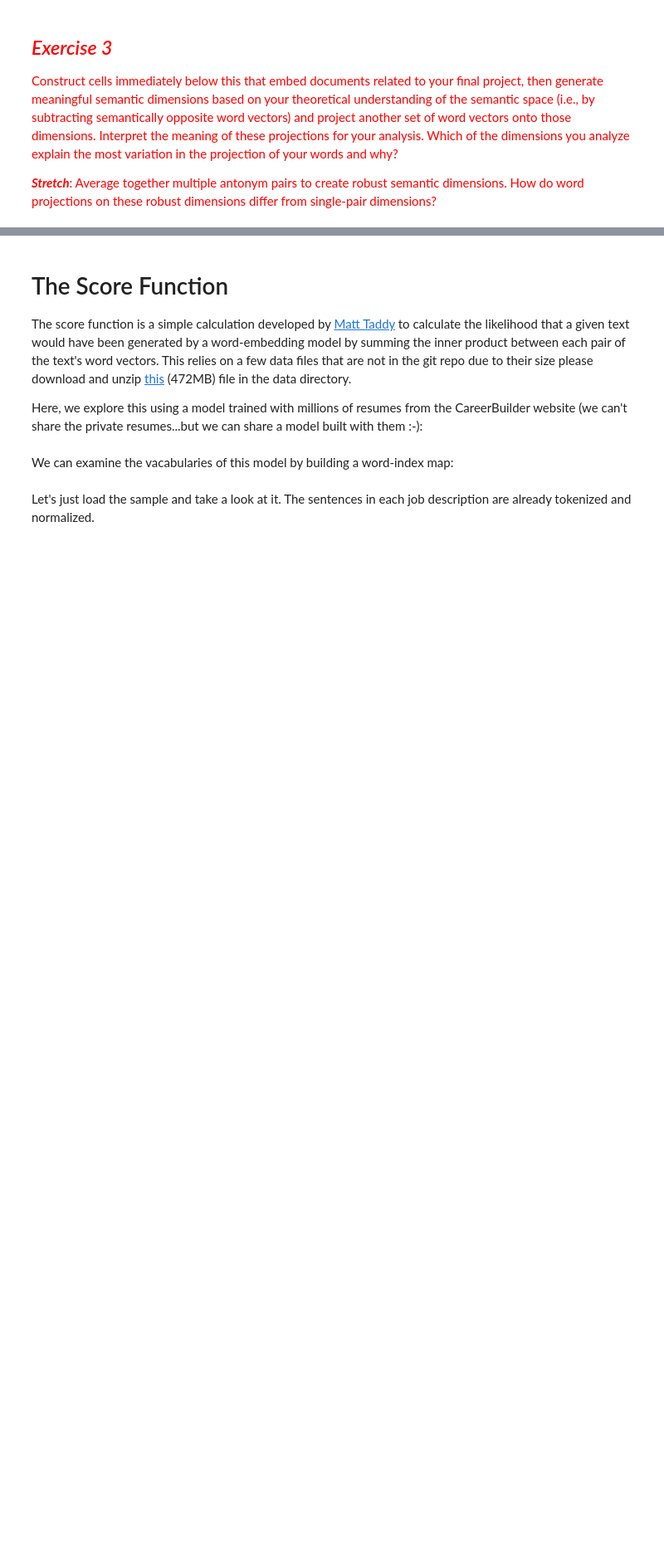
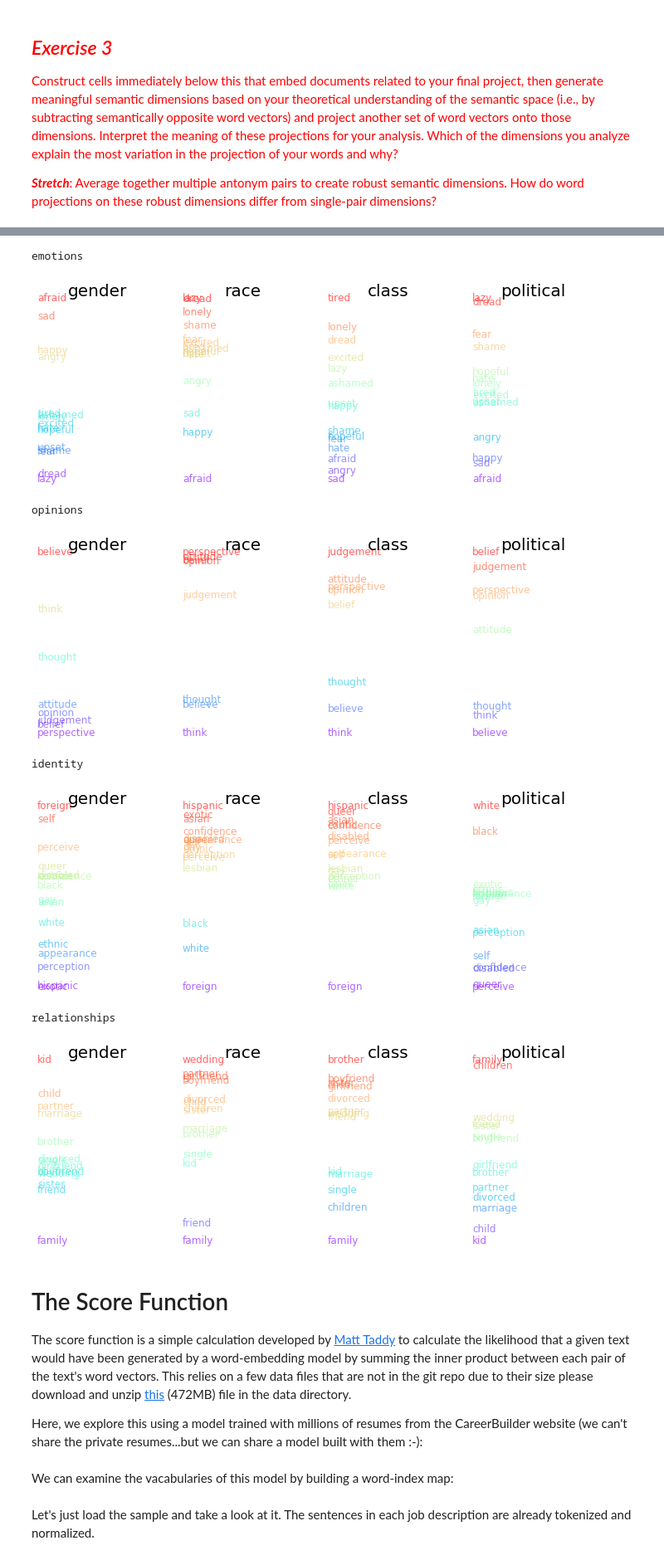
Before and after one commit to katykoenig/Content-Analysis-2020, a Jupyter notebook: week-7/7-Vector-Space-Word-Embeddings.ipynb, the cells around one changed output, grey strips where cells are left out. Shown at 83% size. Saved outputs shown, nothing was run; the diff lists cells and outputs as text; code cells hidden in the pictures; blank space fills up the shorter version.

```diff
--- a/week-7/7-Vector-Space-Word-Embeddings.ipynb
+++ b/week-7/7-Vector-Space-Word-Embeddings.ipynb
@@ -1001,7 +1027,7 @@ TargetWords = ['man','woman', 'black','blacks', 'white', 'whites',
                'rich', 'expensive', 'wealthy', 'poor', 'cheap',
                'restaurant', 'food', 'love', 'family', 'child', 'parent',
                 'school', 'teacher', 'education', 'happy', 'sad', 'hate',
-                'excited', 'surprise']
+                'excited', 'surprise', 'friend']
 # %%
 wordsSubMatrix = []
 for word in TargetWords:
@@ -1024,10 +1052,9 @@ plt.show()
 # %%
-Gender = dimension(talW2V, ['man','him','he'], ['woman', 'her', 'she'])
-Race = dimension(talW2V, ['black','blacks','African'],
-                                ['white', 'whites', 'Caucasian'],
-                                ['latino', 'latinos', 'hispanic'])
+Gender = dimension(talW2V, ['man'], ['woman'])
+Race = dimension(talW2V, ['black', 'brown', 'blacks'],
+                                ['white', 'whites'])
 Class = dimension(talW2V, ['rich', 'richer', 'richest', 'expensive', 'wealthy'],
-                 ['poor', 'poorer', 'poorest', 'cheap', 'inexpensive'])
+                 ['poor', 'poorer', 'poorest', 'cheap'])
 Political = dimension(talW2V, ['republican', 'republicans', 'conservative', 'gop'],
                       ['democrat', 'democrats', 'liberal', 'progressive'])
 # %%
@@ -1041,36 +1068,48 @@ def makeDF(model, word_list):
         r.append(sklearn.metrics.pairwise.cosine_similarity(model[word].reshape(1,-1), Race.reshape(1,-1))[0][0])
         c.append(sklearn.metrics.pairwise.cosine_similarity(model[word].reshape(1,-1), Class.reshape(1,-1))[0][0])
         p.append(sklearn.metrics.pairwise.cosine_similarity(model[word].reshape(1,-1), Political.reshape(1,-1))[0][0])
-    df = pd.DataFrame({'gender': g, 'race': r, 'class': c, 'poltical': p}, index = word_list)
+    df = pd.DataFrame({'gender': g, 'race': r, 'class': c, 'political': p}, index = word_list)
     return df
 # %%
 emotions = ['happy', 'sad', 'excited', 'lonely', 'afraid', 'ashamed',
-            'fear', 'shame', 'embarassed', 'hate', 'love',
-            'angry', 'upset', 'tired', 'lazy', 'dread', 'hopeful']
+            'fear', 'shame', 'hate', 'angry',
+            'upset', 'tired', 'lazy', 'dread', 'hopeful']
 opinions = ['believe', 'belief', 'perspective', 'opinion',
             'thought', 'think', 'attitude', 'judgement']
-identity = ['self', 'myself', 'appearance', 'looks',
-            'confidence', 'perception', 'perceive', 'gay', 'lesbian',
+identity = ['self', 'appearance','confidence',
+            'perception', 'perceive', 'gay', 'lesbian',
             'asian', 'hispanic', 'black', 'white',
-            'ethnic', 'ethnicity', 'foreign', 'american',
-            'disabled', 'queer', 'exotic']
+            'ethnic', 'foreign', 'disabled', 'queer', 'exotic']
 relationship = ['single', 'divorced', 'family', 'brother', 'sister',
-                'partner', 'marriage', 'boyfriend', 'love'
+                'partner', 'marriage', 'boyfriend', 'friend',
                 'girlfriend', 'wedding', 'child', 'kid', 'children']
 # %%
-for subject in [emotions, opinions, identity, relationship]:
-    sub_df = makeDF(talW2V, Subject)
+for (title, subject) in [('emotions', emotions),
+                         ('opinions', opinions), ('identity', identity),
+                         ('relationships', relationship)]:
+    sub_df = makeDF(talW2V, subject)
     # plot
+    print(title)
     fig = plt.figure(figsize = (12,4))
     ax1 = fig.add_subplot(141)
     PlotDimension(ax1, sub_df, 'gender')
     ax2 = fig.add_subplot(142)
     PlotDimension(ax2, sub_df, 'race')
     ax3 = fig.add_subplot(143)
     PlotDimension(ax3, sub_df, 'class')
     ax4 = fig.add_subplot(144)
-    PlotDimension(ax3, sub_df, 'political')
+    PlotDimension(ax4, sub_df, 'political')
     plt.show()
+    print()
+# %% [output]
+emotions
+[figure, added]
+opinions
+[figure, added]
+identity
+[figure, added]
+relationships
+[figure, added]
 # %% [markdown]
 # The Score Function
 
```
Also changed, not shown: parts of 11 cells of this notebook.
